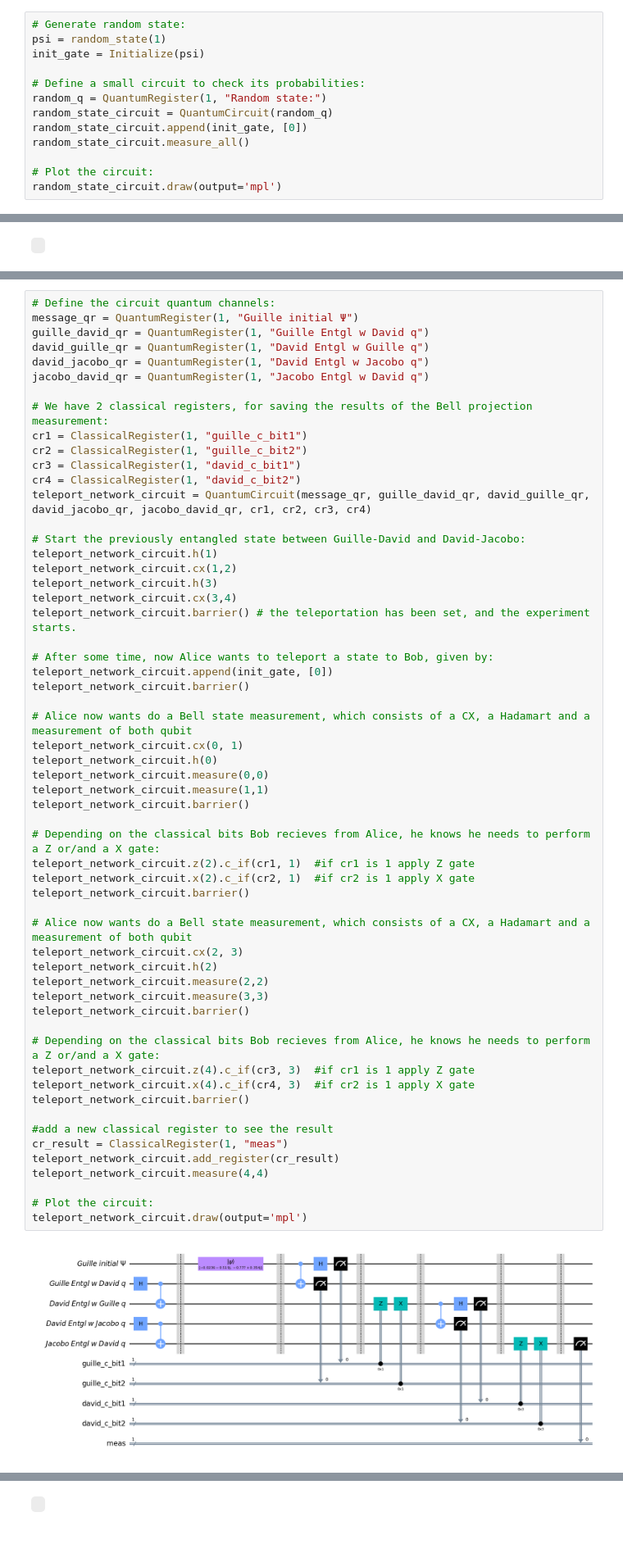
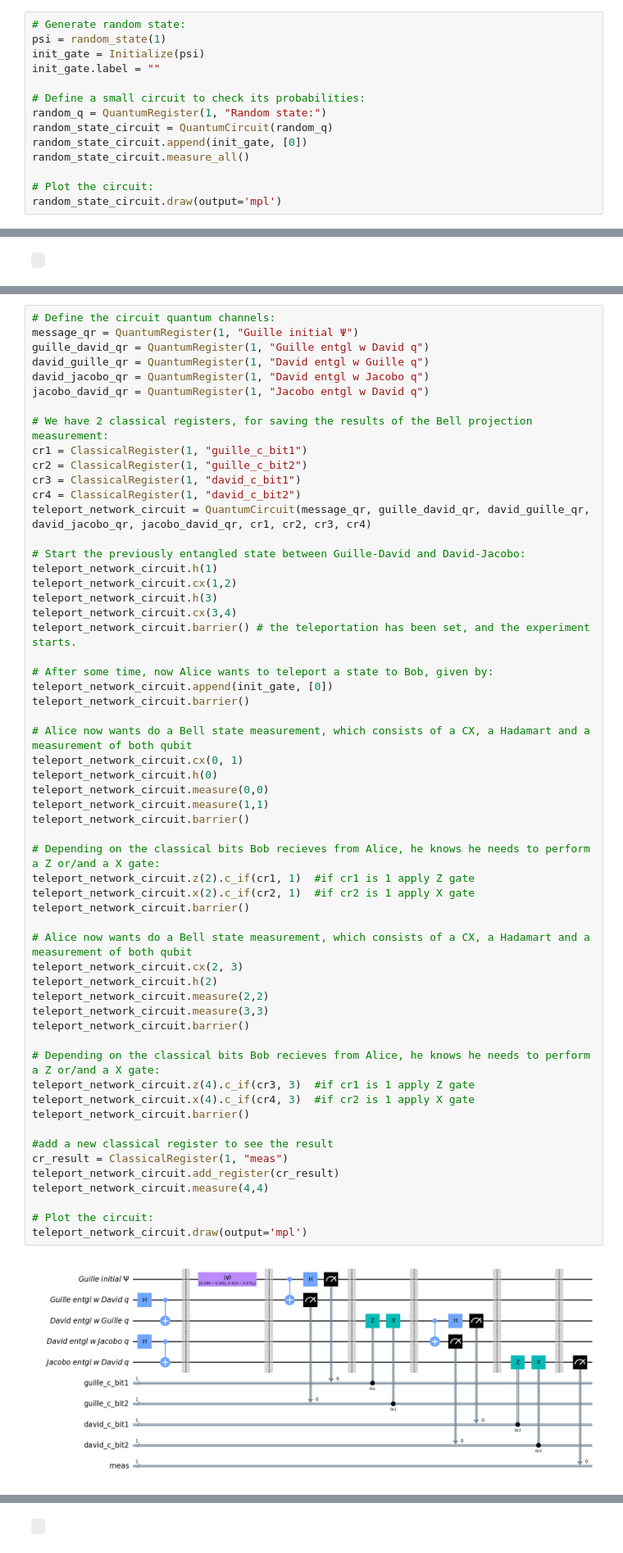
Before and after one commit to GuillermoAbadLopez/Quantum-Teleportation, a Jupyter notebook: src/main.ipynb, the cells around one changed output, grey strips where cells are left out. Shown at 82% size. Cells and saved outputs as stored; diff of their text form.

```diff
--- a/src/main.ipynb
+++ b/src/main.ipynb
@@ -117,6 +117,7 @@ In order to do that, let's generate this random state, and see its `probabilitie
 # Generate random state:
 psi = random_state(1)
 init_gate = Initialize(psi)
+init_gate.label = ""
 
 # Define a small circuit to check its probabilities:
 random_q = QuantumRegister(1, "Random state:")
@@ -197,10 +198,10 @@ print_networkx_graph(G, edges)
 # %%
 # Define the circuit quantum channels:
 message_qr = QuantumRegister(1, "Guille initial Ψ")
-guille_david_qr = QuantumRegister(1, "Guille Entgl w David q")
-david_guille_qr = QuantumRegister(1, "David Entgl w Guille q")
-david_jacobo_qr = QuantumRegister(1, "David Entgl w Jacobo q")
-jacobo_david_qr = QuantumRegister(1, "Jacobo Entgl w David q")
+guille_david_qr = QuantumRegister(1, "Guille entgl w David q")
+david_guille_qr = QuantumRegister(1, "David entgl w Guille q")
+david_jacobo_qr = QuantumRegister(1, "David entgl w Jacobo q")
+jacobo_david_qr = QuantumRegister(1, "Jacobo entgl w David q")
 
 # We have 2 classical registers, for saving the results of the Bell projection measurement:
 cr1 = ClassicalRegister(1, "guille_c_bit1")
@@ -225,34 +226,34 @@ teleport_network_circuit.cx(0, 1)
 teleport_network_circuit.h(0)
 teleport_network_circuit.measure(0,0)
 teleport_network_circuit.measure(1,1)
 teleport_network_circuit.barrier()
 
 # Depending on the classical bits Bob recieves from Alice, he knows he needs to perform a Z or/and a X gate:
 teleport_network_circuit.z(2).c_if(cr1, 1)  #if cr1 is 1 apply Z gate
 teleport_network_circuit.x(2).c_if(cr2, 1)  #if cr2 is 1 apply X gate
 teleport_network_circuit.barrier()
 
 # Alice now wants do a Bell state measurement, which consists of a CX, a Hadamart and a measurement of both qubit
 teleport_network_circuit.cx(2, 3)
 teleport_network_circuit.h(2)
 teleport_network_circuit.measure(2,2)
 teleport_network_circuit.measure(3,3)
 teleport_network_circuit.barrier()
 
 # Depending on the classical bits Bob recieves from Alice, he knows he needs to perform a Z or/and a X gate:
 teleport_network_circuit.z(4).c_if(cr3, 3)  #if cr1 is 1 apply Z gate
 teleport_network_circuit.x(4).c_if(cr4, 3)  #if cr2 is 1 apply X gate
 teleport_network_circuit.barrier()
 
 #add a new classical register to see the result
 cr_result = ClassicalRegister(1, "meas")
 teleport_network_circuit.add_register(cr_result)
 teleport_network_circuit.measure(4,4)
 
 # Plot the circuit:
 teleport_network_circuit.draw(output='mpl')
 # %% [output]
-[figure, old version]
+[figure, new version]
 # %%
 execute_get_probabilities_and_plot(teleport_network_circuit, backend, shots, 0)
 # %% [output]
```
Also changed, not shown: parts of 17 cells of this notebook, 1 other file.
